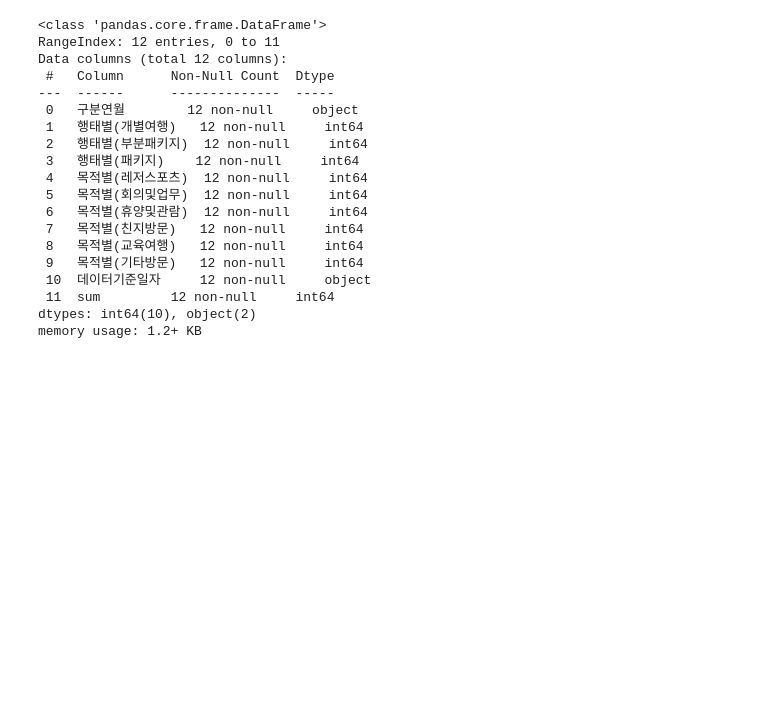
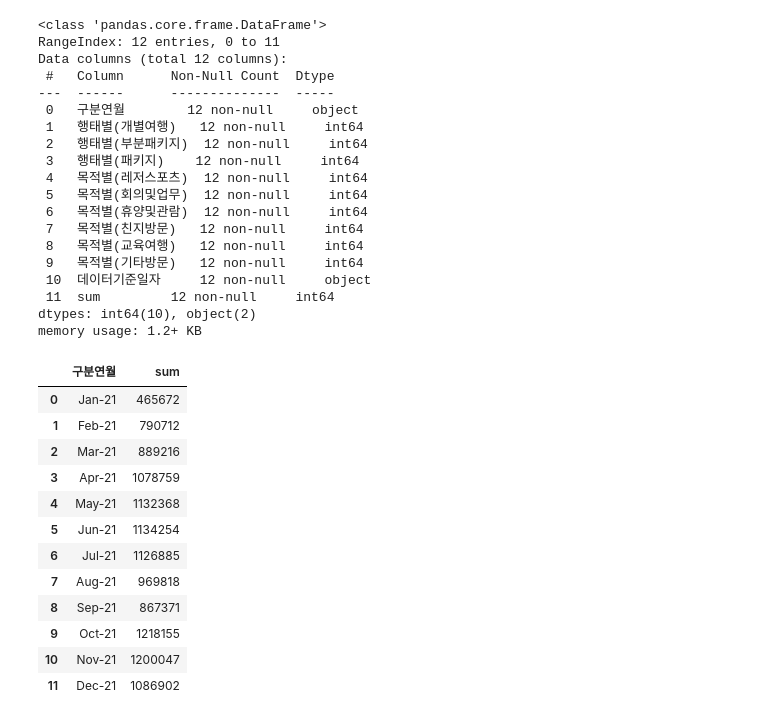
Before and after one commit to ha-es/doit_python, a Jupyter notebook: BDA/하은서73_0514_필수.ipynb, the cells around one changed output. Saved outputs shown, nothing was run; the diff lists cells and outputs as text; code cells hidden in the pictures; blank space fills up the shorter version.

```diff
--- a/BDA/하은서73_0514_필수.ipynb
+++ b/BDA/하은서73_0514_필수.ipynb
@@ -188,8 +229,8 @@ df_2021.sort_values(by=['month'])
 # 내국인 방문객과 교통량에 대한 관계
 # 방문객이 많으면 교통량이 증가할 것이다 ?
 
-jeju_income = pd.read_csv('제주_내국인관광객현황_2021.csv', sep=',',encoding='euc-kr')
-jeju_income
+jeju_2021 = pd.read_csv('제주_내국인관광객현황_2021.csv', sep=',',encoding='euc-kr')
+jeju_2021
 # %% [output]
 |  | 구분연월 | 행태별(개별여행) | 행태별(부분패키지) | 행태별(패키지) | 목적별(레저스포츠) | 목적별(회의및업무) | 목적별(휴양및관람) | 목적별(친지방문) | 목적별(교육여행) | ... |
 | 0 | Jan-21 | 441595 | 21627 | 2450 | 66786 | 24075 | 296742 | 67606 | 0 | ... |
@@ -205,8 +246,8 @@ jeju_income
 | 10 | Nov-21 | 980793 | 134590 | 84664 | 114236 | 97990 | 884800 | 66931 | 703 | ... |
 | 11 | Dec-21 | 862572 | 128164 | 96166 | 183629 | 110943 | 708458 | 54437 | 1077 | ... |
 # %%
-jeju_income['sum'] = jeju_income['행태별(개별여행)'] + jeju_income['행태별(부분패키지)'] + jeju_income['행태별(패키지)']
-jeju_income
+jeju_2021['sum'] = jeju_2021['행태별(개별여행)'] + jeju_2021['행태별(부분패키지)'] + jeju_2021['행태별(패키지)']
+jeju_2021
 # %% [output]
 |  | 구분연월 | 행태별(개별여행) | 행태별(부분패키지) | 행태별(패키지) | 목적별(레저스포츠) | 목적별(회의및업무) | 목적별(휴양및관람) | 목적별(친지방문) | 목적별(교육여행) | ... |
 | 0 | Jan-21 | 441595 | 21627 | 2450 | 66786 | 24075 | 296742 | 67606 | 0 | ... |
@@ -249,0 +287,19 @@ jeju_income['데이터기준일자']=pd.to_datetime(jeju_income['데이터기준
+# %%
+# 필요한 데이터만 추출
+
+jeju_2021 = jeju_2021[['구분연월', 'sum']]
+jeju_2021
+# %% [output]
+|  | 구분연월 | sum |
+| 0 | Jan-21 | 465672 |
+| 1 | Feb-21 | 790712 |
+| 2 | Mar-21 | 889216 |
+| 3 | Apr-21 | 1078759 |
+| 4 | May-21 | 1132368 |
+| 5 | Jun-21 | 1134254 |
+| 6 | Jul-21 | 1126885 |
+| 7 | Aug-21 | 969818 |
+| 8 | Sep-21 | 867371 |
+| 9 | Oct-21 | 1218155 |
+| 10 | Nov-21 | 1200047 |
+| 11 | Dec-21 | 1086902 |
```
Also changed, not shown: parts of 22 cells of this notebook, 2 other files.
